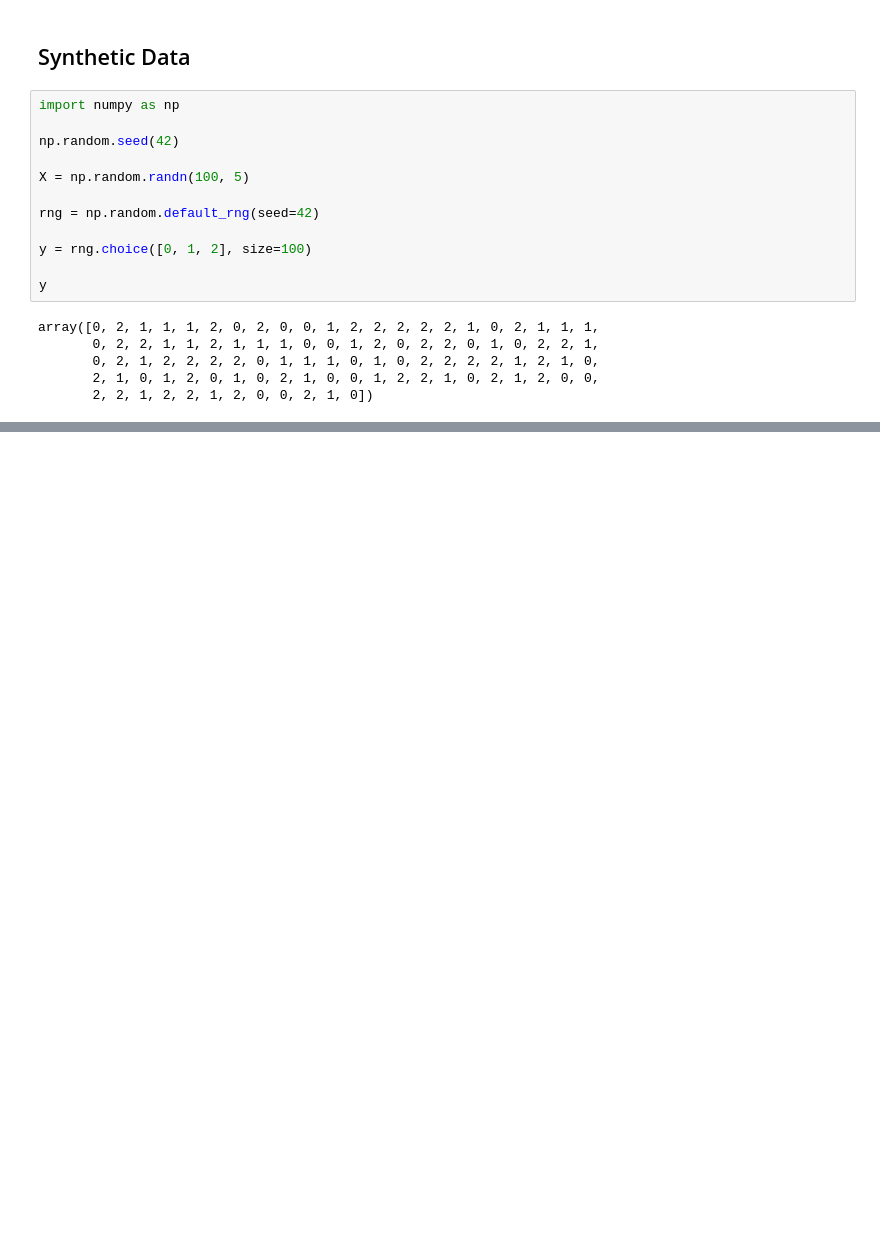
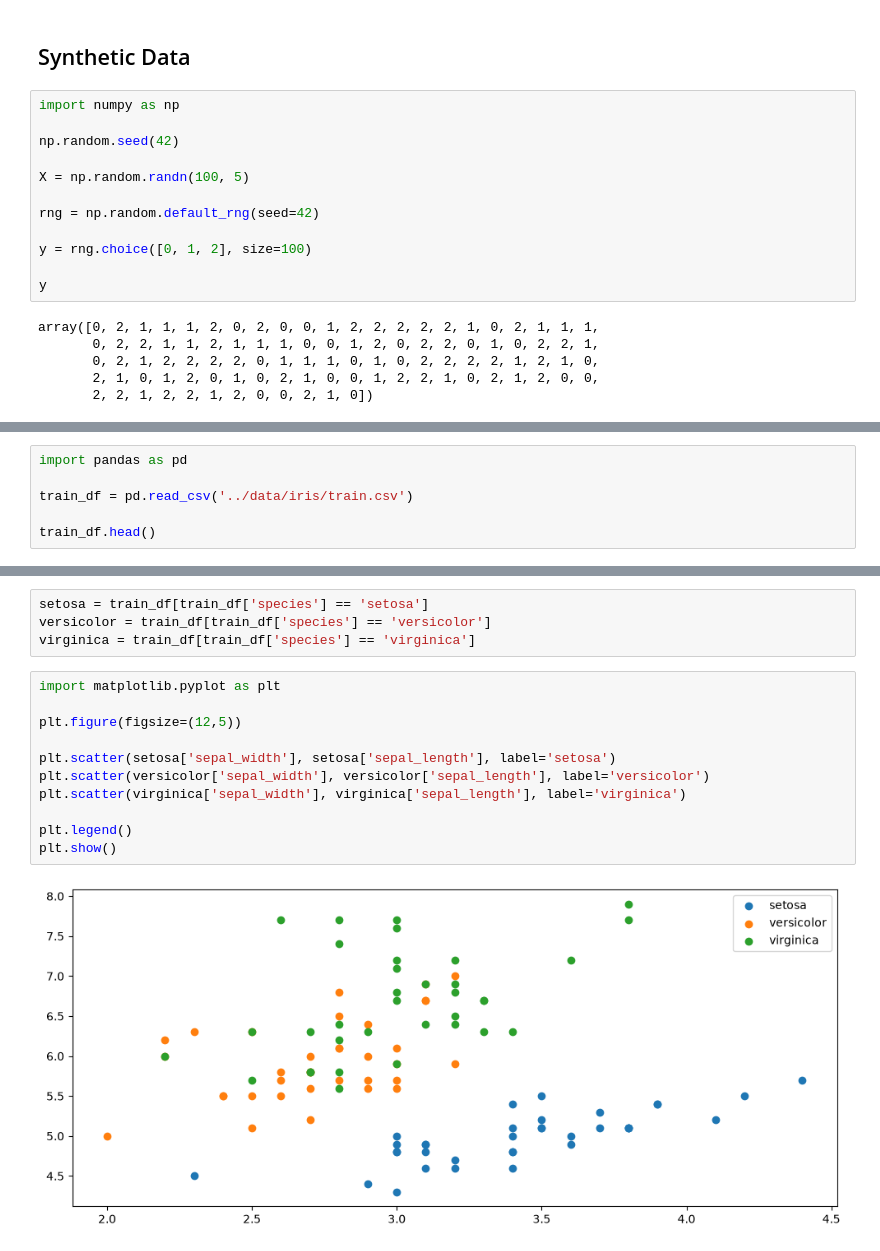
Before and after one commit to Sam50x/ML-from-Scratch, a Jupyter notebook: 3 - KNN/notebook.ipynb, the cells around one changed output, grey strips where cells are left out. Saved outputs shown, nothing was run; the diff lists cells and outputs as text; blank space fills up the shorter version.

```diff
--- a/3 - KNN/notebook.ipynb
+++ b/3 - KNN/notebook.ipynb
@@ -44,0 +45,6 @@ accuracy_score(y[80:], y_pred)
+# %%
+import pandas as pd
+
+train_df = pd.read_csv('../data/iris/train.csv')
+
+train_df.head()
@@ -44,0 +87,17 @@ accuracy_score(y[80:], y_pred)
+# %%
+setosa = train_df[train_df['species'] == 'setosa']
+versicolor = train_df[train_df['species'] == 'versicolor']
+virginica = train_df[train_df['species'] == 'virginica']
+# %%
+import matplotlib.pyplot as plt
+
+plt.figure(figsize=(12,5))
+
+plt.scatter(setosa['sepal_width'], setosa['sepal_length'], label='setosa')
+plt.scatter(versicolor['sepal_width'], versicolor['sepal_length'], label='versicolor')
+plt.scatter(virginica['sepal_width'], virginica['sepal_length'], label='virginica')
+
+plt.legend()
+plt.show()
+# %% [output]
+[figure, added]
```
Also changed, not shown: parts of 32 cells of this notebook, 5 other files.
